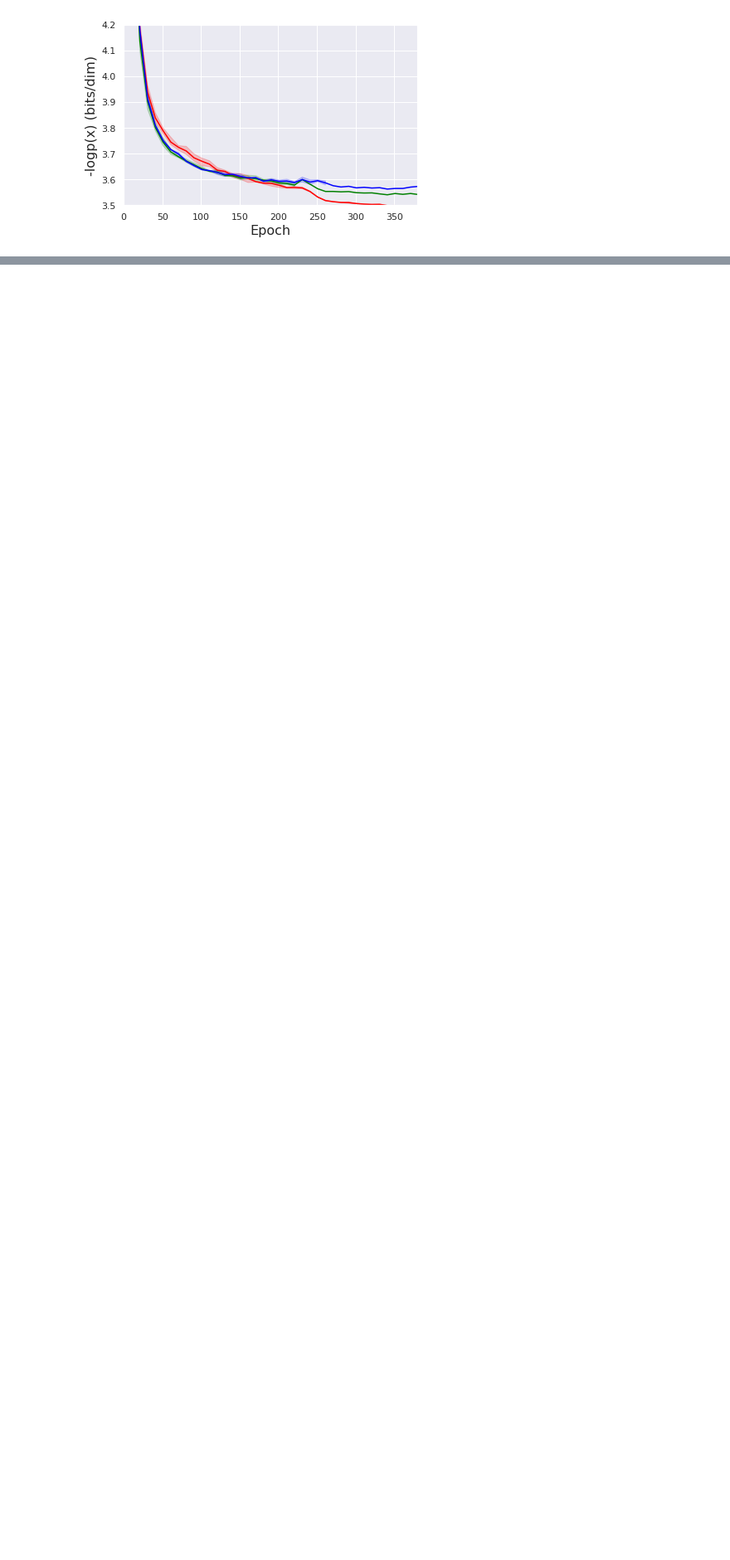
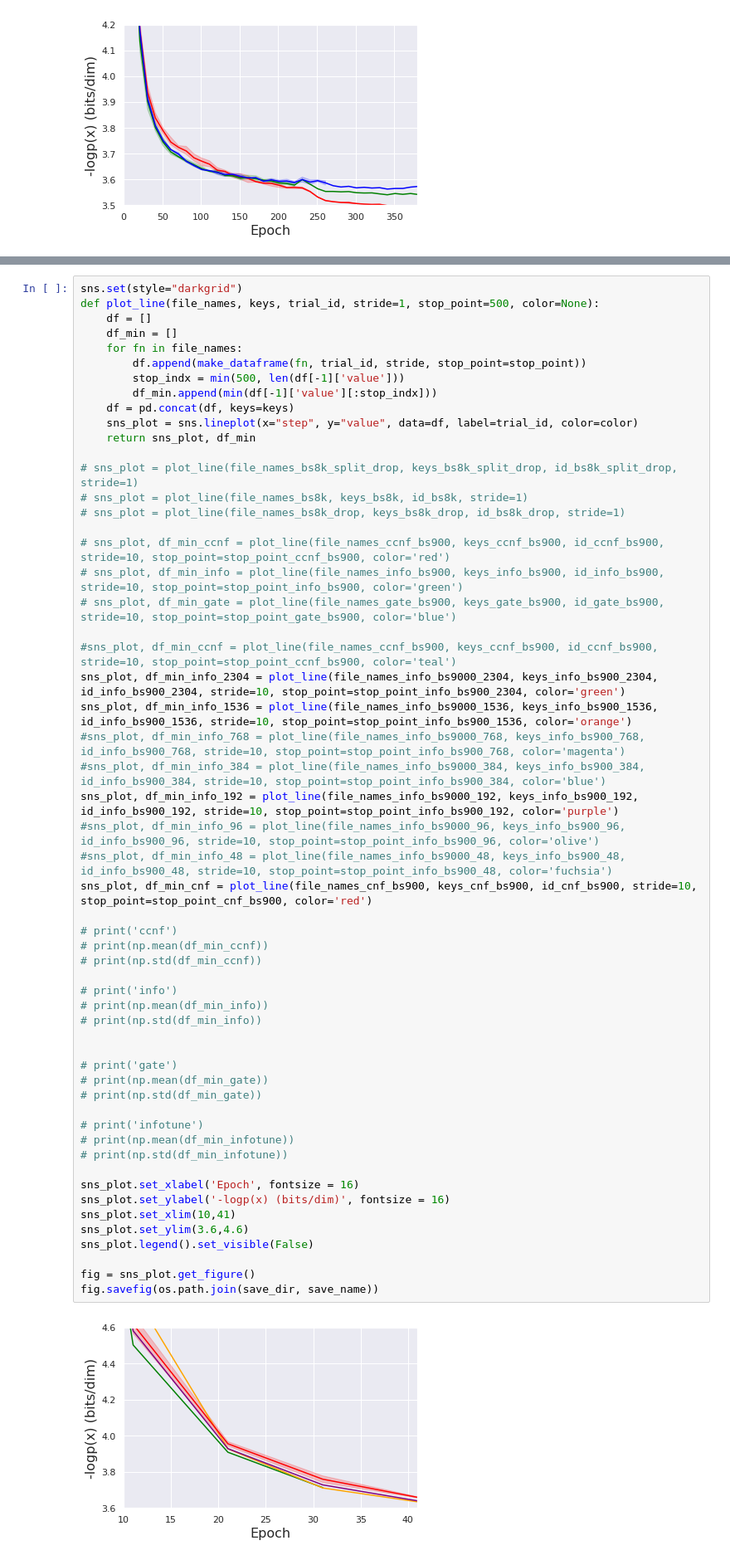
Before and after one commit to minhtannguyen/ffjord, a Jupyter notebook: make_plots_neurips.ipynb, the cells around one changed output, grey strips where cells are left out. Shown at 83% size. Saved outputs shown, nothing was run; the diff lists cells and outputs as text; blank space fills up the shorter version.

```diff
--- a/make_plots_neurips.ipynb
+++ b/make_plots_neurips.ipynb
@@ -362,3 +441,61 @@ fig.savefig(os.path.join(save_dir, save_name))
+# %%
+sns.set(style="darkgrid")
+def plot_line(file_names, keys, trial_id, stride=1, stop_point=500, color=None):
+    df = []
+    df_min = []
+    for fn in file_names:
+        df.append(make_dataframe(fn, trial_id, stride, stop_point=stop_point))
+        stop_indx = min(500, len(df[-1]['value']))
+        df_min.append(min(df[-1]['value'][:stop_indx]))
+    df = pd.concat(df, keys=keys)
+    sns_plot = sns.lineplot(x="step", y="value", data=df, label=trial_id, color=color)
+    return sns_plot, df_min
+
+# sns_plot = plot_line(file_names_bs8k_split_drop, keys_bs8k_split_drop, id_bs8k_split_drop, stride=1)
+# sns_plot = plot_line(file_names_bs8k, keys_bs8k, id_bs8k, stride=1)
+# sns_plot = plot_line(file_names_bs8k_drop, keys_bs8k_drop, id_bs8k_drop, stride=1)
+
+# sns_plot, df_min_ccnf = plot_line(file_names_ccnf_bs900, keys_ccnf_bs900, id_ccnf_bs900, stride=10, stop_point=stop_point_ccnf_bs900, color='red')
+# sns_plot, df_min_info = plot_line(file_names_info_bs900, keys_info_bs900, id_info_bs900, stride=10, stop_point=stop_point_info_bs900, color='green')
+# sns_plot, df_min_gate = plot_line(file_names_gate_bs900, keys_gate_bs900, id_gate_bs900, stride=10, stop_point=stop_point_gate_bs900, color='blue')
+
+#sns_plot, df_min_ccnf = plot_line(file_names_ccnf_bs900, keys_ccnf_bs900, id_ccnf_bs900, stride=10, stop_point=stop_point_ccnf_bs900, color='teal')
+sns_plot, df_min_info_2304 = plot_line(file_names_info_bs9000_2304, keys_info_bs900_2304, id_info_bs900_2304, stride=10, stop_point=stop_point_info_bs900_2304, color='green')
+sns_plot, df_min_info_1536 = plot_line(file_names_info_bs9000_1536, keys_info_bs900_1536, id_info_bs900_1536, stride=10, stop_point=stop_point_info_bs900_1536, color='orange')
+#sns_plot, df_min_info_768 = plot_line(file_names_info_bs9000_768, keys_info_bs900_768, id_info_bs900_768, stride=10, stop_point=stop_point_info_bs900_768, color='magenta')
+#sns_plot, df_min_info_384 = plot_line(file_names_info_bs9000_384, keys_info_bs900_384, id_info_bs900_384, stride=10, stop_point=stop_point_info_bs900_384, color='blue')
+sns_plot, df_min_info_192 = plot_line(file_names_info_bs9000_192, keys_info_bs900_192, id_info_bs900_192, stride=10, stop_point=stop_point_info_bs900_192, color='purple')
+#sns_plot, df_min_info_96 = plot_line(file_names_info_bs9000_96, keys_info_bs900_96, id_info_bs900_96, stride=10, stop_point=stop_point_info_bs900_96, color='olive')
+#sns_plot, df_min_info_48 = plot_line(file_names_info_bs9000_48, keys_info_bs900_48, id_info_bs900_48, stride=10, stop_point=stop_point_info_bs900_48, color='fuchsia')
+sns_plot, df_min_cnf = plot_line(file_names_cnf_bs900, keys_cnf_bs900, id_cnf_bs900, stride=10, stop_point=stop_point_cnf_bs900, color='red')
+
+# print('ccnf')
+# print(np.mean(df_min_ccnf))
+# print(np.std(df_min_ccnf))
+
+# print('info')
+# print(np.mean(df_min_info))
+# print(np.std(df_min_info))
+
+
+# print('gate')
+# print(np.mean(df_min_gate))
+# print(np.std(df_min_gate))
+
+# print('infotune')
+# print(np.mean(df_min_infotune))
+# print(np.std(df_min_infotune))
+
+sns_plot.set_xlabel('Epoch', fontsize = 16)
+sns_plot.set_ylabel('-logp(x) (bits/dim)', fontsize = 16)
+sns_plot.set_xlim(10,41)
+sns_plot.set_ylim(3.6,4.6)
+sns_plot.legend().set_visible(False)
+
+fig = sns_plot.get_figure()
+fig.savefig(os.path.join(save_dir, save_name))
+# %% [output]
+[figure, added]
 # %%
 ###############################################################
 #### Epoch time for unconditional FFJORD on CIFAR10 ####
```
Also changed, not shown: parts of 2 cells of this notebook, 23 other files.
